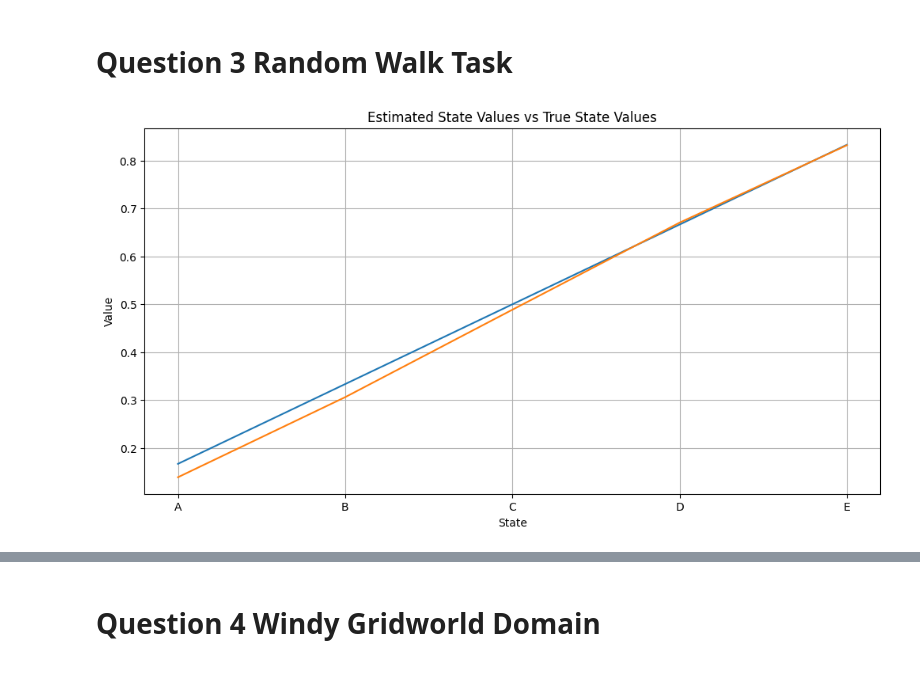
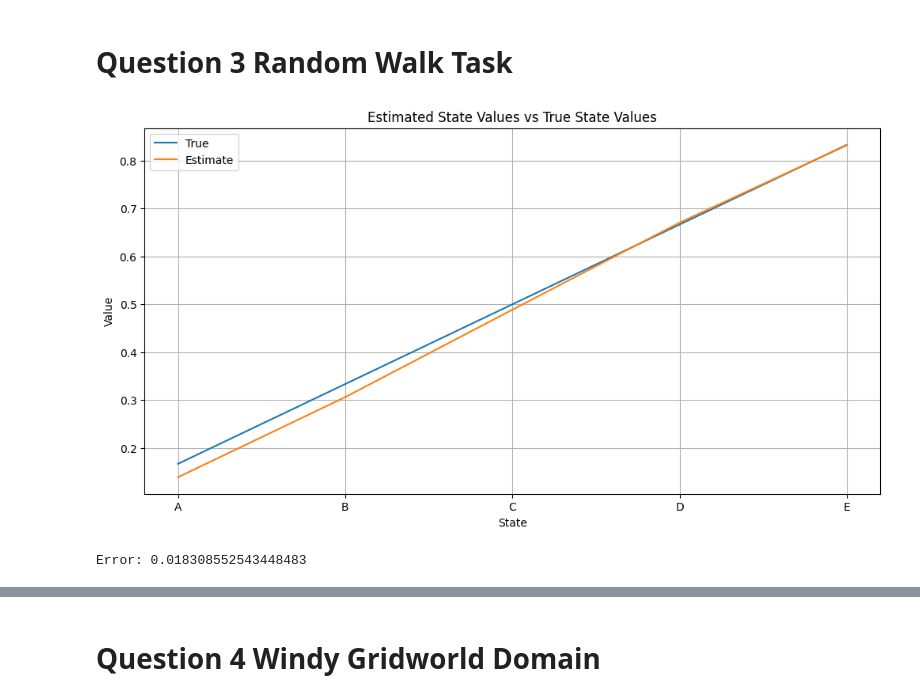
Before and after one commit to dbcometto/cs5180rl, a Jupyter notebook: homework/ex5_26spring.ipynb, the cells around one changed output, grey strips where cells are left out. Saved outputs shown, nothing was run; the diff lists cells and outputs as text; code cells hidden in the pictures.

```diff
--- a/homework/ex5_26spring.ipynb
+++ b/homework/ex5_26spring.ipynb
@@ -60,13 +60,16 @@ class RandomWalk:
 
 
 class TDLearner:
-    def __init__(self, alpha=0.1, state_space = None, gamma = None):
+    def __init__(self, alpha=0.1, state_space = None, gamma = 1, init_value=0):
         """Initialize the TD(0) learning algorithm."""
         self.alpha = alpha
-        self.gamma = 1 if gamma is None else gamma
+        self.gamma = gamma
 
         self.state_space = ["left_terminal", 'A', 'B', 'C', 'D', 'E', "right_terminal"] if state_space is None else state_space
-        self.value_function = {s:0 for s in self.state_space}
+        self.value_function = {s:init_value for s in self.state_space}
+        self.value_function["left_terminal"] = 0
+        self.value_function["right_terminal"] = 0
+
 
     def update(self, state, reward, next_state):
         """Perform a TD(0) update step.
@@ -82,13 +85,15 @@ class TDLearner:
 
 
 
-def run_experiment(num_episodes=1000,seed=2025):
+def run_experiment(num_episodes=1000,seed=2025,alpha=0.1,init_value=0):
     """Run the Random Walk experiment with TD(0)."""
     env = RandomWalk()
-    agent = TDLearner(alpha=0.1)
+    agent = TDLearner(alpha=alpha,init_value=init_value)
     np.random.seed(seed)
 
-    for episode in tqdm(range(num_episodes)):
+    all_rmse = []
+
+    for episode in tqdm(range(num_episodes),desc="mc(0)",leave=False):
         state,reward,done = env.reset()
         done = False
         while not done:
@@ -97,7 +102,12 @@ def run_experiment(num_episodes=1000,seed=2025):
             agent.update(state, reward, next_state)
             state = next_state
 
-    return agent.value_function  # Return learned values
+        temp_values = agent.value_function.copy()
+
+        rmse = calculate_error(temp_values)
+        all_rmse.append(rmse)
+
+    return agent.value_function, all_rmse  # Return learned values
 
 def plot_results(estimated_values: dict):
     """Plot estimated values against true values."""
@@ -118,35 +128,61 @@ def plot_results(estimated_values: dict):
     estimated_values.pop("right_terminal","default")
 
     fig, axs = plt.subplots(1,1,figsize=(12,6)) # was 2,1
     # fig.suptitle("Estimated State Values vs True State Values")
 
-    axs.plot(true_values.values())
-    axs.plot(estimated_values.values())
-    axs.grid("True")
+    axs.plot(true_values.values(), label="True")
+    axs.plot(estimated_values.values(), label="Estimate")
+    axs.grid()
     axs.set_title("Estimated State Values vs True State Values")
     axs.set_xticks(np.arange(len(estimated_values.keys())), labels=estimated_values.keys())
     axs.set_xlabel("State")
     axs.set_ylabel("Value")
+    axs.legend()
 
 
     # im0 = axs[0].imshow(np.reshape(list(true_values.values()),(1,5)), cmap="YlGn", vmin=0, vmax=1)
     # axs[0].set_xticks(np.arange(len(true_values.keys())), labels=true_values.keys())
     # axs[0].set_yticks([], labels=[])
     # axs[0].set_title("True Values")
 
     # im1 = axs[1].imshow(np.reshape(list(estimated_values.values()),(1,5)), cmap="YlGn", vmin=0, vmax=1)
     # axs[1].set_xticks(np.arange(len(estimated_values.keys())), labels=estimated_values.keys())
     # axs[1].set_yticks([], labels=[])
     # axs[1].set_title("Estimated Values")
     # ax.set_ylabel("Player Sum")
     # ax.set_xlabel("Dealer Showing")
 
     # fig.colorbar(im0,label="State Value", orientation="vertical", location="right", ax=axs)
     # fig.tight_layout()
     plt.show()
 
+
+def calculate_error(values: dict):
+    true_values = {
+        "left_terminal": 0,
+        'A': 1/6,
+        'B': 2/6,
+        'C': 3/6,
+        'D': 4/6,
+        'E': 5/6,
+        "right_terminal": 1
+    }
+
+    true_values.pop("left_terminal","default")
+    true_values.pop("right_terminal","default")
+    values.pop("left_terminal","default")
+    values.pop("right_terminal","default")
+
+    values = np.array(list(values.values()))
+    true_values = np.array(list(true_values.values()))
+    rmse = np.sqrt(np.mean((values-true_values)**2))
+
+    return rmse
+
 if __name__ == "__main__":
-    estimated_values = run_experiment()
+    estimated_values,_ = run_experiment(init_value=0.5)
     plot_results(estimated_values)
+    print(f"Error: {calculate_error(estimated_values)}")
 # %% [output]
-[figure, old version]
+[figure, new version]
+Error: 0.018308552543448483
```
Also changed, not shown: parts of 1 cell of this notebook.
